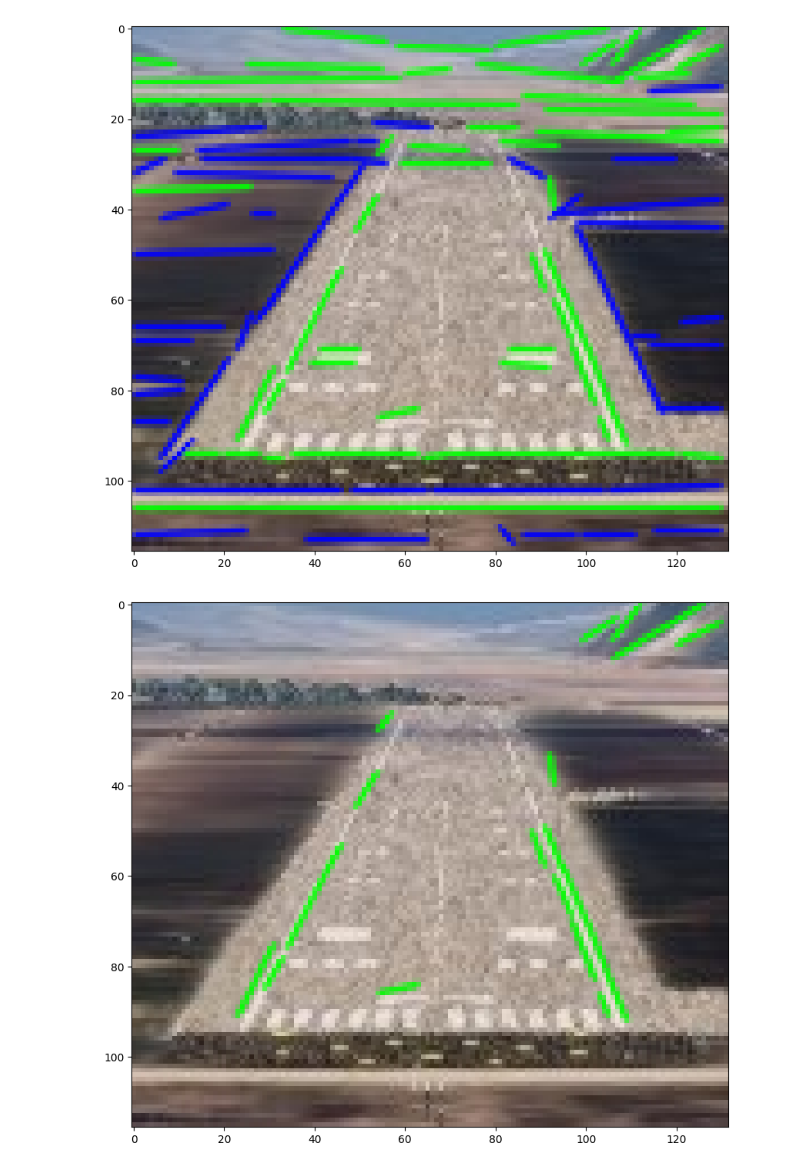
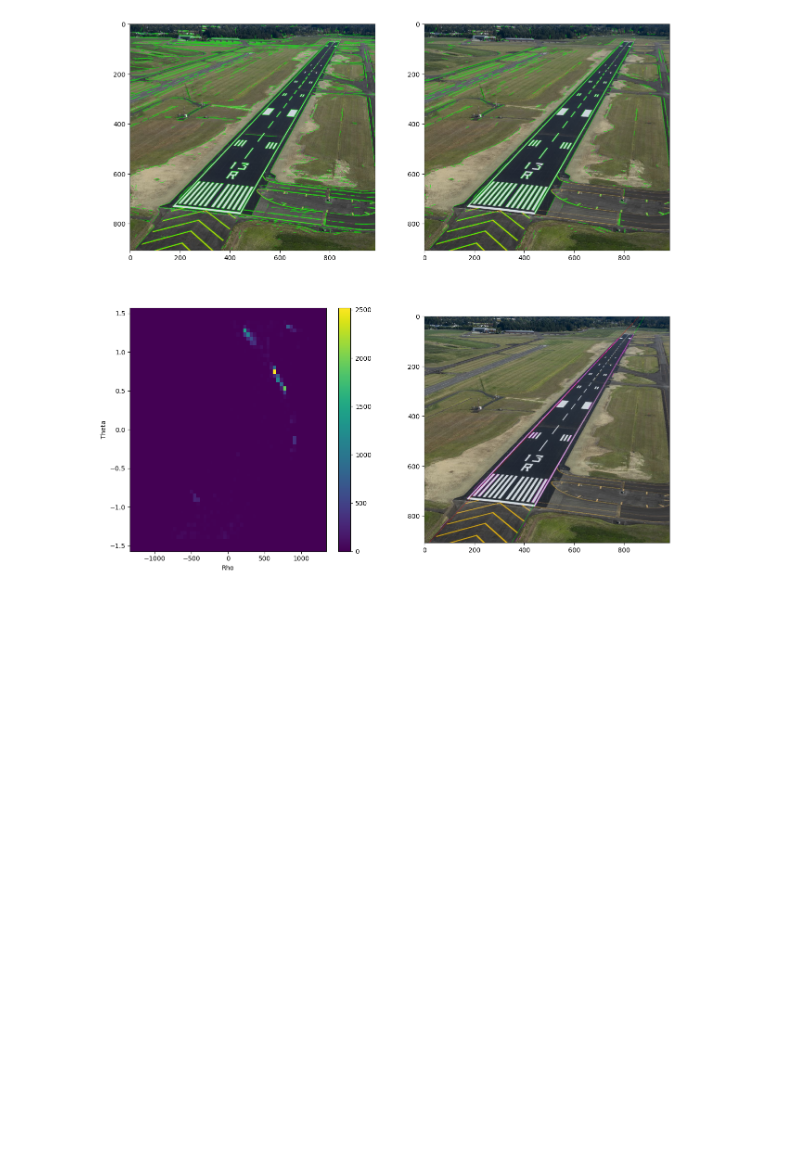
Before and after one commit to yang-jiaye/RunwayDetection, a Jupyter notebook: notebook/hough.ipynb, the cells around one changed output. Saved outputs shown, nothing was run; the diff lists cells and outputs as text; code cells hidden in the pictures; blank space fills up the shorter version.

```diff
--- a/notebook/hough.ipynb
+++ b/notebook/hough.ipynb
@@ -1,19 +0,0 @@
-# %%
-import cv2
-import numpy as np
-import matplotlib.pyplot as plt
-from utils import computeHoughTransformCoord, average_grayscale_along_line, computeResult
-
-def draw_lines(img, lines, gray_thres):
-    drawn_img = img.copy()
-    gray = cv2.cvtColor(img, cv2.COLOR_BGR2GRAY)
-    for line in lines:
-        x1, y1, x2, y2 = map(int, line[0])
-        average_grayscale = average_grayscale_along_line(gray, x1, y1, x2, y2)
-        if average_grayscale < gray_thres:
-            drawn_img = cv2.line(drawn_img, (x1, y1), (x2, y2), (255, 0, 0), 1, cv2.LINE_AA)
-        else:
-            drawn_img = cv2.line(drawn_img, (x1, y1), (x2, y2), (0, 255, 0), 1, cv2.LINE_AA)
-    plt.figure(figsize=[10, 10])
-    plt.imshow(cv2.cvtColor(drawn_img, cv2.COLOR_BGR2RGB))
-    plt.show()
@@ -20,5 +148,5 @@ def draw_lines(img, lines, gray_thres):
 # %%
-img = cv2.imread("images/origin.png")
+img = cv2.imread("images/2.png")
 gray = cv2.cvtColor(img, cv2.COLOR_BGR2GRAY)
 
 height, width, _ = img.shape
@@ -26,9 +154,12 @@ lsd = cv2.createLineSegmentDetector(scale=0.8, sigma_scale=0.6, quant=2.0, ang_t
 lines, _, prec, nfa = lsd.detect(gray)
 
 length_thres = 2
-gray_thres = 120
+gray_thres = 0
+
+plt.figure(figsize=[15,15])
 
 # show original lines
+plt.subplot(2,2,1)
 draw_lines(img, lines, gray_thres)
 
 thetaList = []
@@ -55,13 +186,14 @@ for line in lines:
     lineList.append(line)
 
 # show filtered lines
+plt.subplot(2,2,2)
 draw_lines(img, lineList, gray_thres)
 
 
 if width * height < 100000:
     N = 40
 else:
-    N = 100
+    N = 60
 
 Ntheta = N
 Nrho = N
@@ -75,34 +207,42 @@ thetaRhoGrid = [[[] for _ in range(len(rho_bins) - 1)] for _ in range(len(theta_
 # 映射thetaList和rhoList到网格中
 for theta, rho, d, line in zip(thetaList, rhoList, dList, lineList):
     theta_idx = np.digitize(theta, theta_bins) - 1
     rho_idx = np.digitize(rho, rho_bins) - 1
     # print(theta, rho, theta_idx, rho_idx)
     totalLengthGrid[theta_idx, rho_idx] += d
     thetaRhoGrid[theta_idx][rho_idx].append((theta, rho, line, d))
 
 # 绘制热力图
-plt.figure()
+plt.subplot(2,2,3)
 plt.imshow(totalLengthGrid, extent=(rho_bins[0], rho_bins[-1], theta_bins[0], theta_bins[-1]), aspect='auto', origin='lower')
 plt.colorbar()
 plt.xlabel('Rho')
 plt.ylabel('Theta')
-plt.show()
+# plt.show()
 
 # 找到最大元素的索引
 max_index = np.unravel_index(np.argmax(totalLengthGrid), totalLengthGrid.shape)
 max_d = totalLengthGrid[max_index]
 
 # 将最大元素设为负无穷
 totalLengthGrid[max_index] = -np.inf
 
 # 找到第二大元素的索引
 second_max_index = np.unravel_index(np.argmax(totalLengthGrid), totalLengthGrid.shape)
 second_max_d = totalLengthGrid[second_max_index]
 
 totalLengthGrid[second_max_index] = -np.inf
 
 third_max_index = np.unravel_index(np.argmax(totalLengthGrid), totalLengthGrid.shape)
 third_max_d = totalLengthGrid[third_max_index]
+
+lineImg = img.copy()
+theta0, rho0 = computeResult(thetaRhoGrid[max_index[0]][max_index[1]], lineImg, color = (0, 0, 255), draw=True)
+theta1, rho1 = computeResult(thetaRhoGrid[second_max_index[0]][second_max_index[1]], lineImg, color = (0, 255, 0), draw=True)
+# computeResult(thetaRhoGrid[third_max_index[0]][third_max_index[1]], lineImg, color=(255, 0, 0), draw=True)
+
+plt.subplot(2,2,4)
+plt.imshow(cv2.cvtColor(lineImg, cv2.COLOR_BGR2RGB))
+plt.show()
 # %% [output]
-[figure, old version]
+[figure, new version]
-[figure, removed]
```
Also changed, not shown: parts of 3 cells of this notebook, 5 other files.
